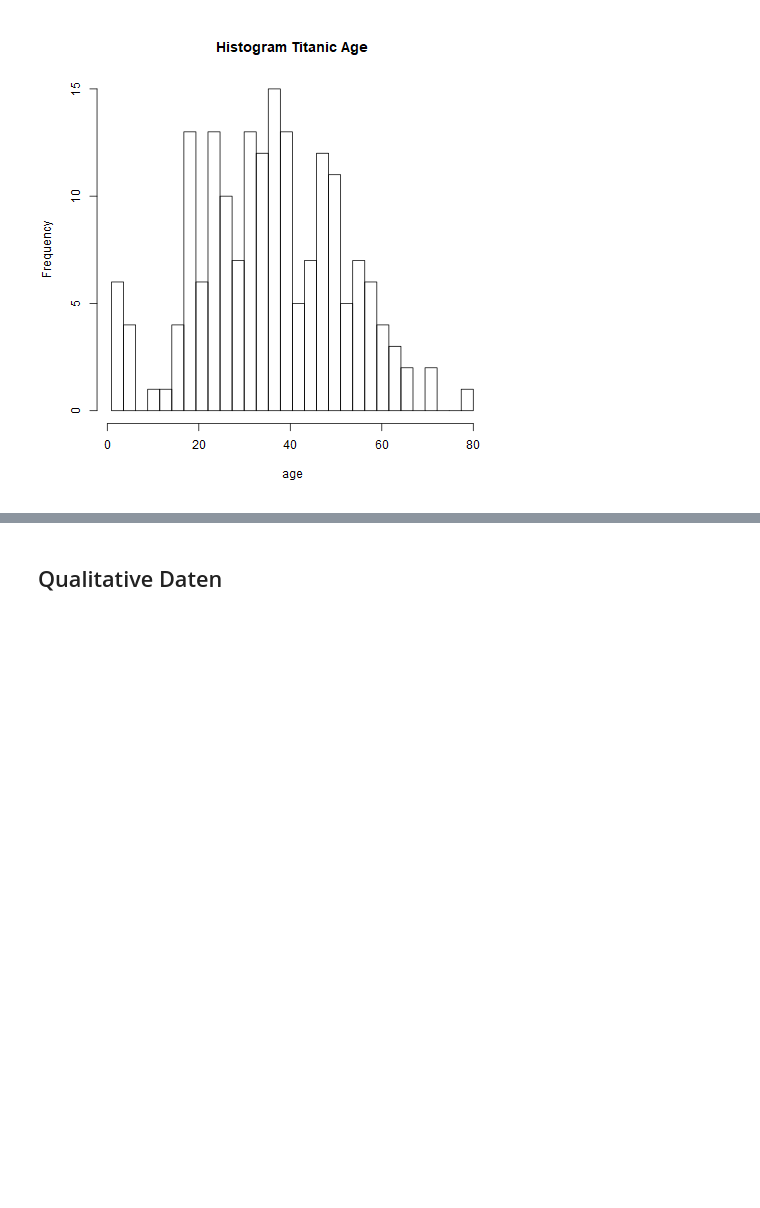
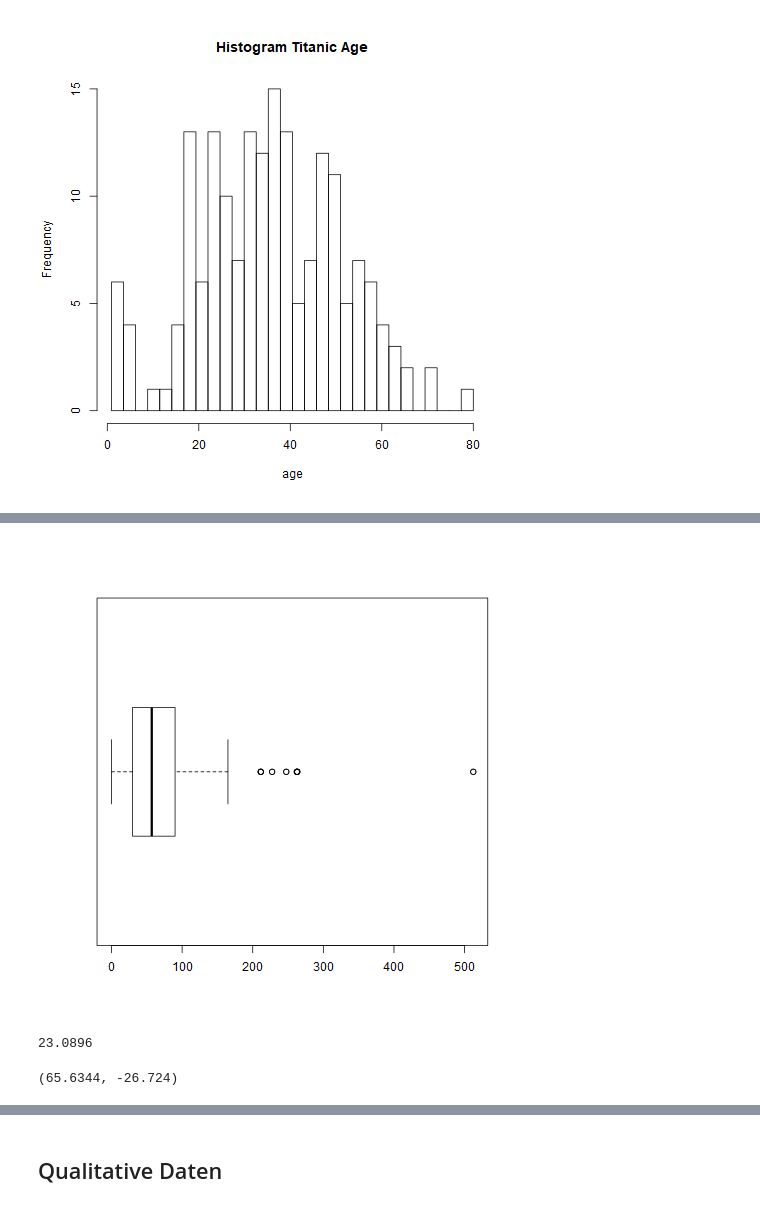
Before and after one commit to kurbaniec/everything-data-science, a Jupyter notebook: Visualisation.ipynb, the cells around one changed output, grey strips where cells are left out. Drawn from its saved outputs; the diff is of its cells as text; code cells hidden in the pictures; blank space fills up the shorter version.

```diff
--- a/Visualisation.ipynb
+++ b/Visualisation.ipynb
@@ -135,0 +148,17 @@ hist(ti$Age, breaks=breakInterval(ti$Age, 30), xlab="age", main="Histogram Titan
+# %%
+%%R
+boxplot(ti$Fare, horizontal=TRUE)
+# %% [output]
+[figure, added]
+# %%
+lower, upper = np.percentile(ti['fare'], [25, 75])
+iqr = upper - lower
+iqr
+# %% [output]
+23.0896
+# %%
+upper_cutoff = upper + 1.5 * iqr
+lower_cutoff = lower - 1.5 * iqr
+upper_cutoff, lower_cutoff
+# %% [output]
+(65.6344, -26.724)
```
Also changed, not shown: parts of 7 cells of this notebook, 1 other file.
